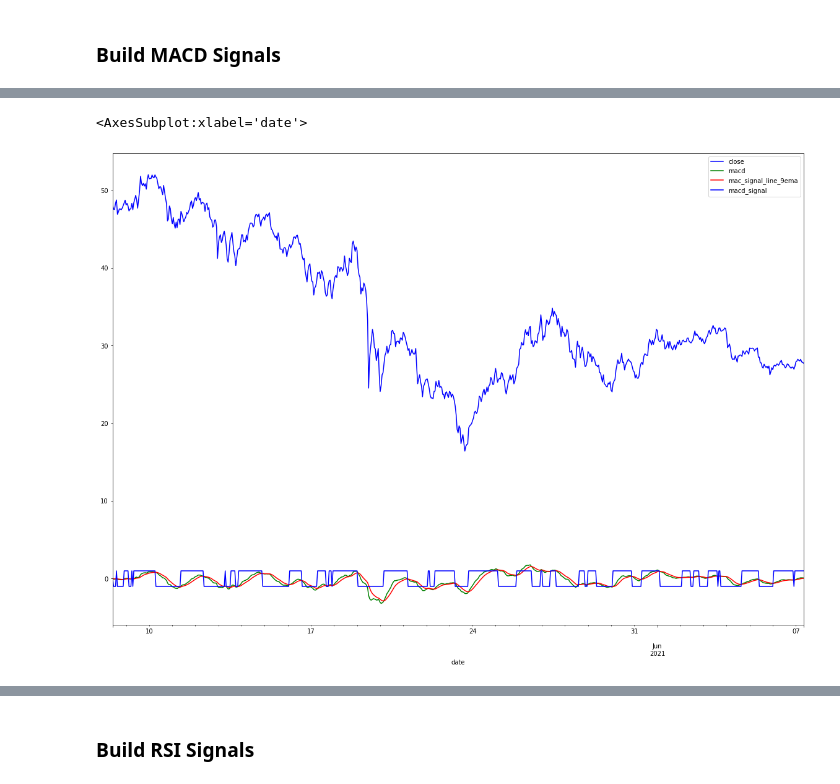
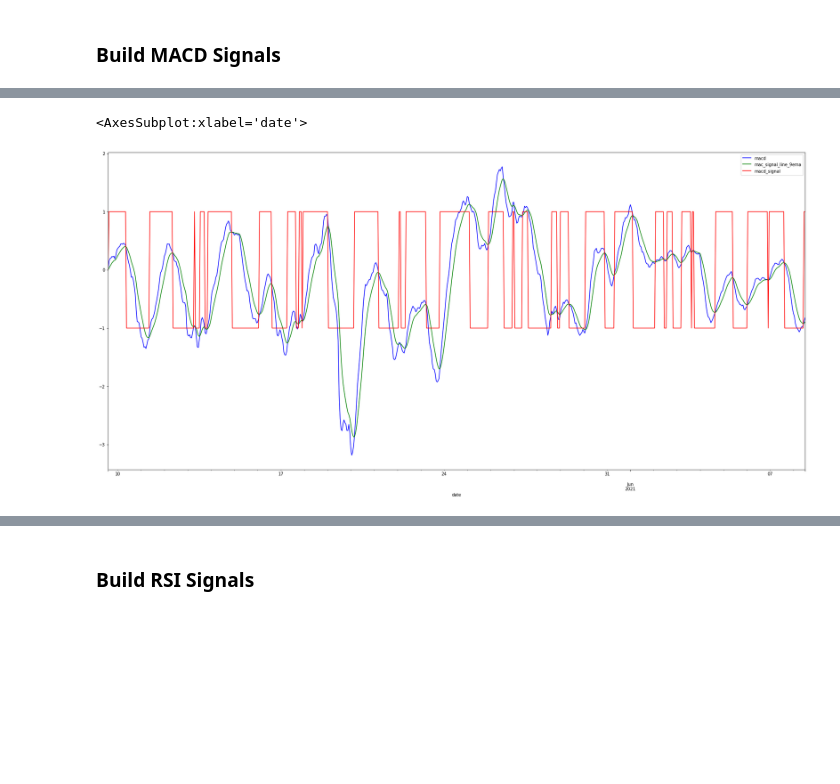
Before and after one commit to Hash3rown/monu-fintech-Project-2, a Jupyter notebook: sandbox/alex_work.ipynb, the cells around one changed output, grey strips where cells are left out. Cells and saved outputs as stored; diff of their text form; code cells hidden in the pictures; blank space fills up the shorter version.

Commit message:
updated graphical code

```diff
--- a/sandbox/alex_work.ipynb
+++ b/sandbox/alex_work.ipynb
@@ -325,5 +341,5 @@ historical_prices_df[mac_list].iloc[50:100]
 # %%
-historical_prices_df[['close', 'macd','mac_signal_line_9ema', 'macd_signal']].plot(figsize=(20,14), color=['b', 'g', 'r', 'b'])
+historical_prices_df[['macd','mac_signal_line_9ema', 'macd_signal']].plot(figsize=(30,14), color=['b', 'g', 'r'])
 # %% [output]
 <AxesSubplot:xlabel='date'>
-[figure, old version]
+[figure, new version]
```
Also changed, not shown: parts of 57 cells of this notebook.
